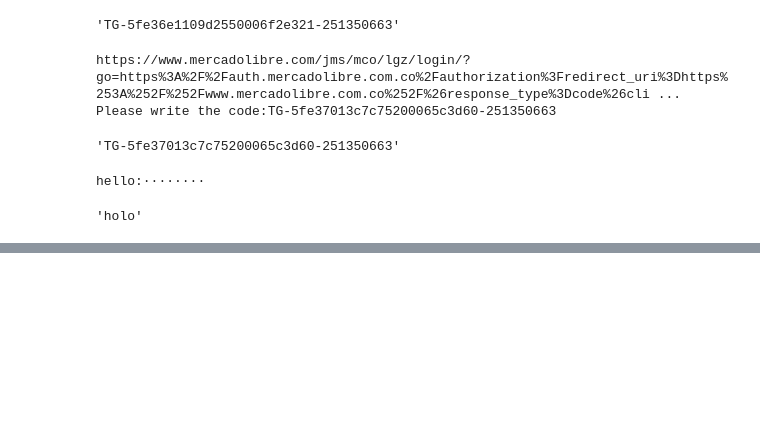
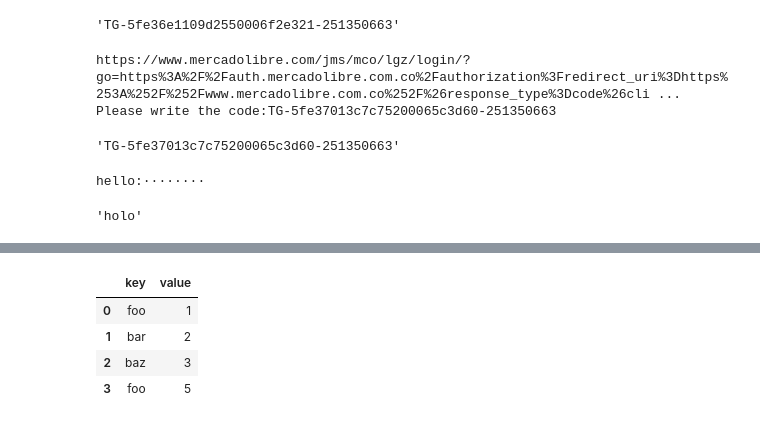
Before and after one commit to juancop/MeliDSChallenge, a Jupyter notebook: notebooks/Untitled.ipynb, the cells around one changed output, grey strips where cells are left out. Cells and saved outputs as stored; diff of their text form; code cells hidden in the pictures; blank space fills up the shorter version.

```diff
--- a/notebooks/Untitled.ipynb
+++ b/notebooks/Untitled.ipynb
@@ -443,0 +479,8 @@ import getpass
+# %%
+df1
+# %% [output]
+|  | key | value |
+| 0 | foo | 1 |
+| 1 | bar | 2 |
+| 2 | baz | 3 |
+| 3 | foo | 5 |
```
Also changed, not shown: parts of 13 cells of this notebook.
